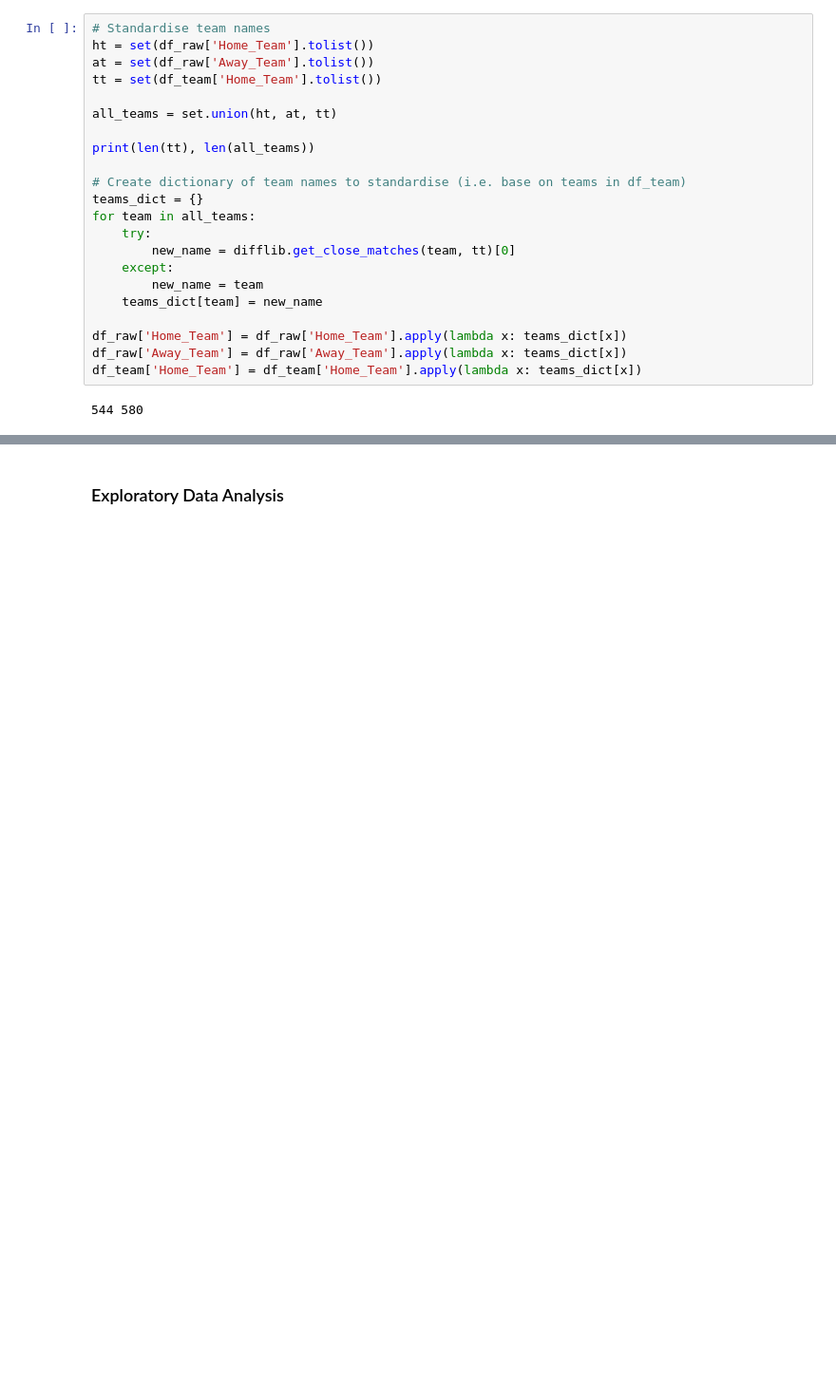
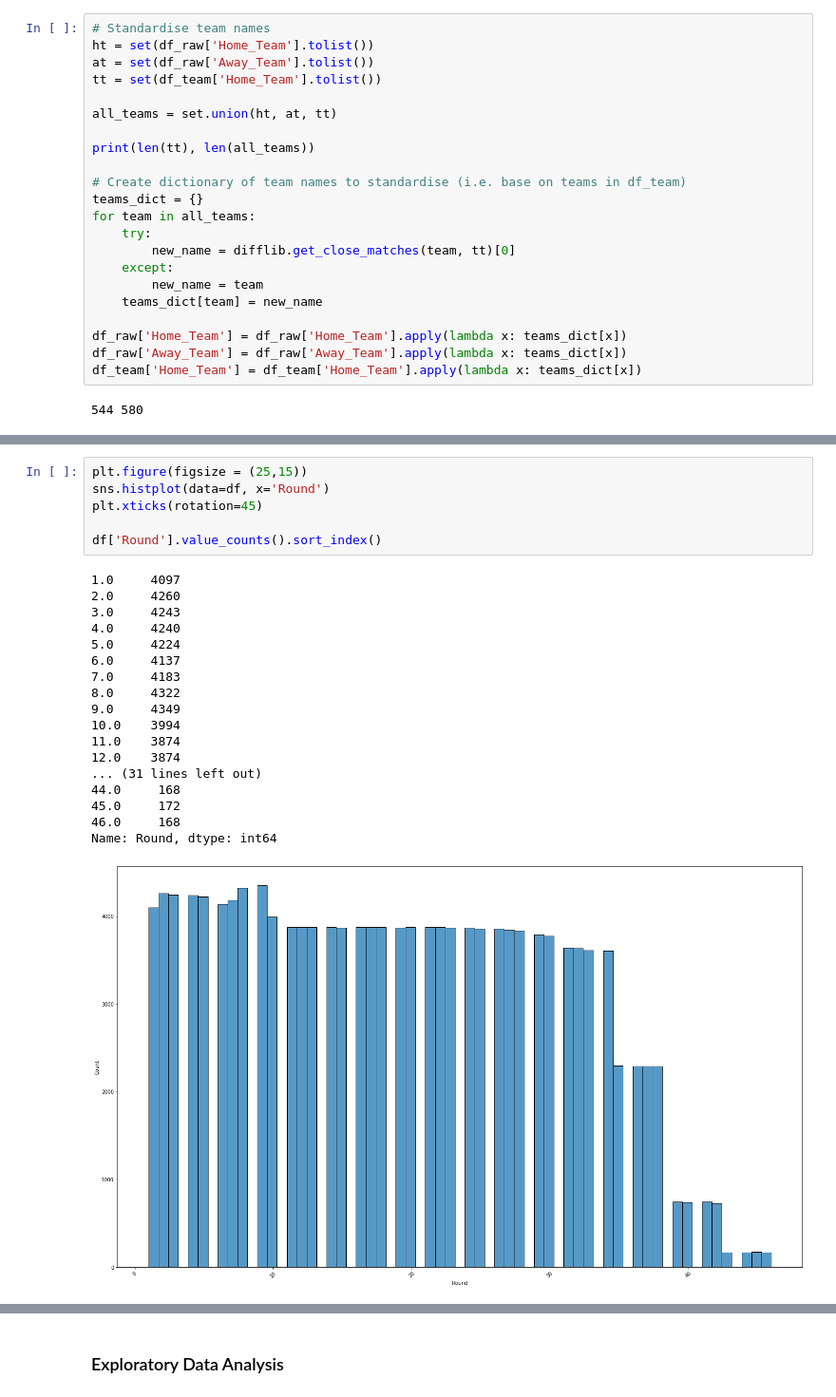
Before and after one commit to Gagan-Sehmbi/Football-Match-Outcome-Prediction, a Jupyter notebook: main.ipynb, the cells around one changed output, grey strips where cells are left out. Shown at 95% size. Cells and saved outputs as stored; diff of their text form; blank space fills up the shorter version.

```diff
--- a/main.ipynb
+++ b/main.ipynb
@@ -159,0 +307,25 @@ df
+# %%
+plt.figure(figsize = (25,15))
+sns.histplot(data=df, x='Round')
+plt.xticks(rotation=45)
+
+df['Round'].value_counts().sort_index()
+# %% [output]
+1.0     4097
+2.0     4260
+3.0     4243
+4.0     4240
+5.0     4224
+6.0     4137
+7.0     4183
+8.0     4322
+9.0     4349
+10.0    3994
+11.0    3874
+12.0    3874
+... (31 lines left out)
+44.0     168
+45.0     172
+46.0     168
+Name: Round, dtype: int64
+[figure, added]
```
Also changed, not shown: parts of 61 cells of this notebook.
